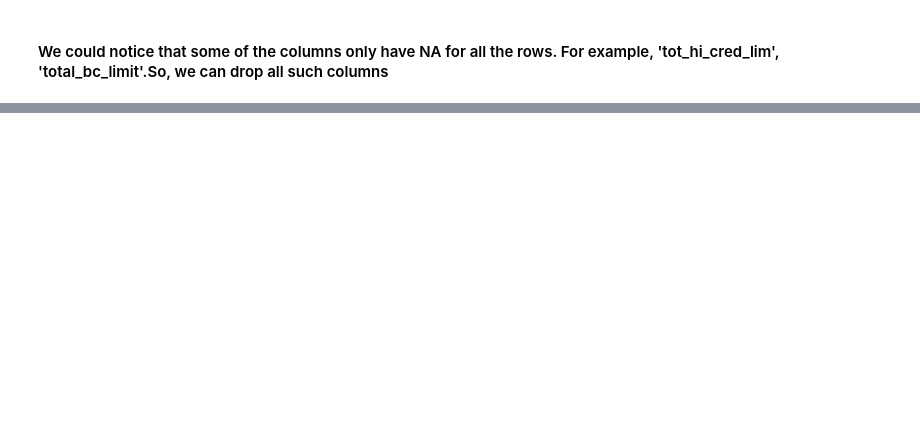
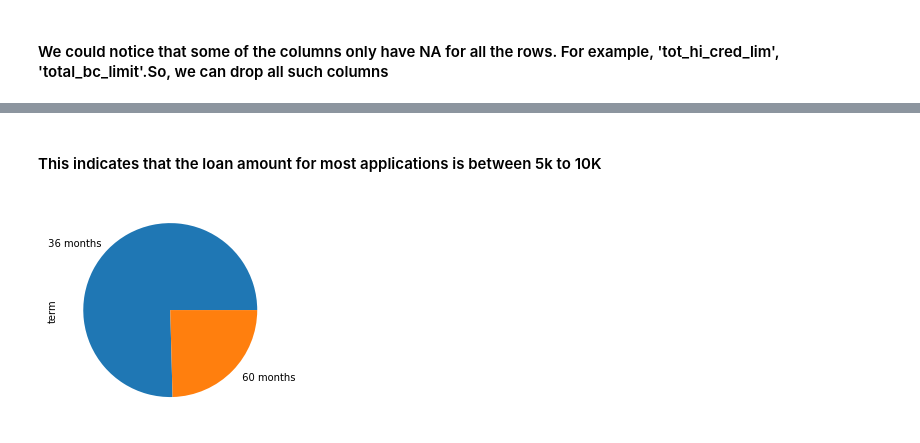
Before and after one commit to nareshmuniganti/LendingClubCaseStudy, a Jupyter notebook: LendingClub_CaseStudy.ipynb, the cells around one changed output, grey strips where cells are left out. Cells and saved outputs as stored; diff of their text form; code cells hidden in the pictures; blank space fills up the shorter version.

```diff
--- a/LendingClub_CaseStudy.ipynb
+++ b/LendingClub_CaseStudy.ipynb
@@ -298,0 +280,8 @@ loan_df_cleansed.describe().apply(lambda s:s.apply(lambda x: format(x, 'f')))
+# %% [markdown]
+#### This indicates that the loan amount for most applications is between 5k to 10K
+# %%
+# Point 2: Univariate analysis of Loan Term
+loan_df_cleansed.term.value_counts().plot.pie()
+plt.show()
+# %% [output]
+[figure, added]
```
Also changed, not shown: parts of 106 cells of this notebook, 1 other file.
